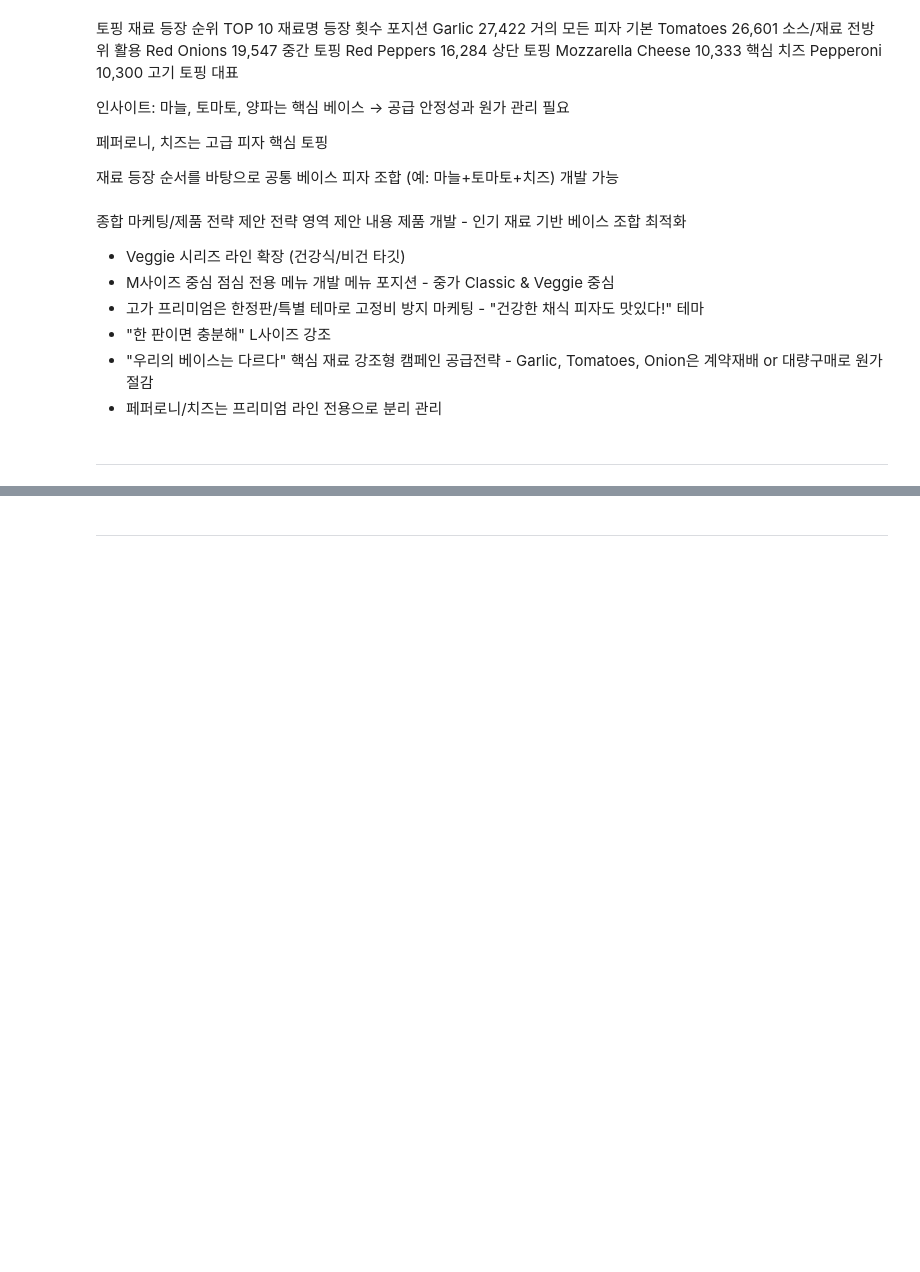
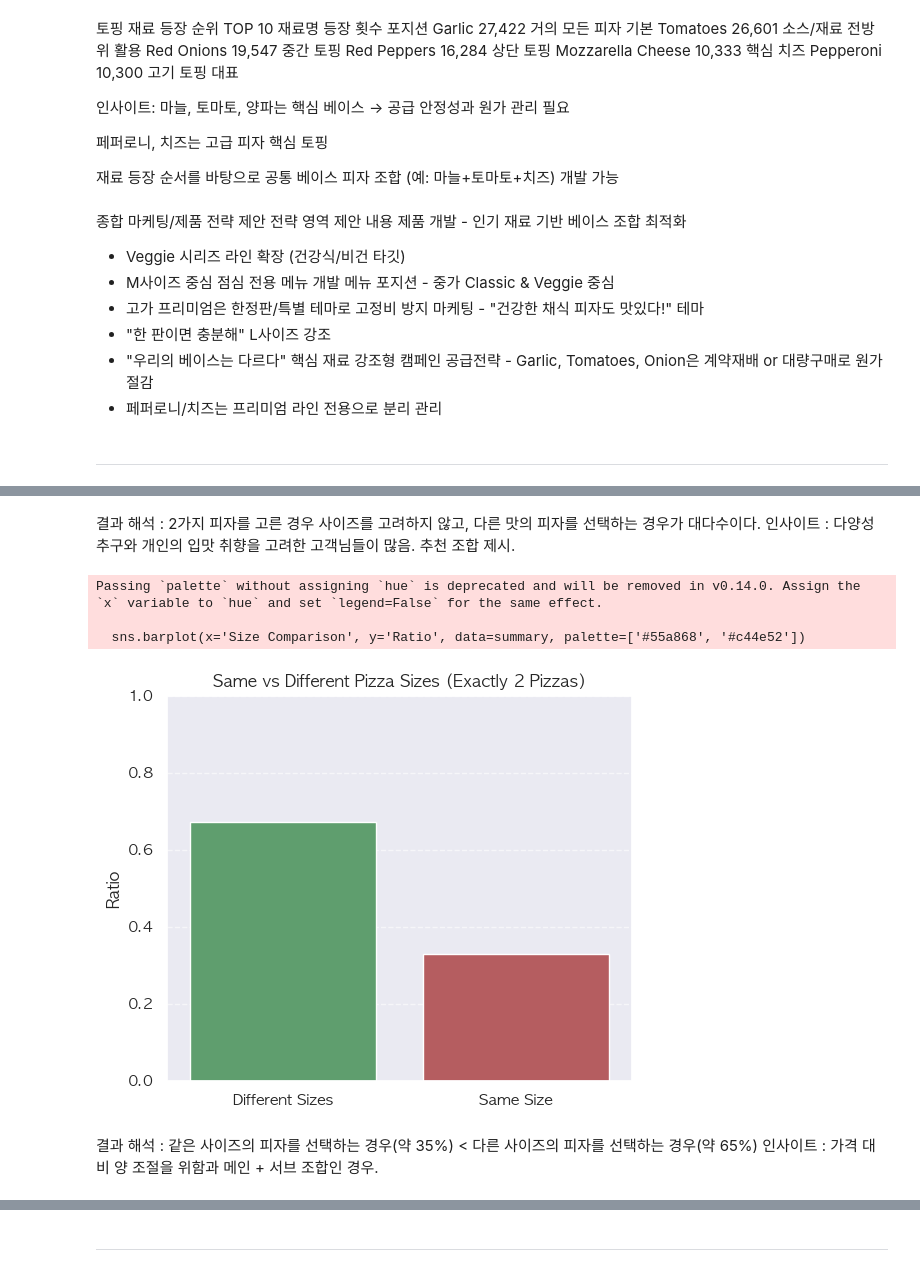
Before and after one commit to Lesly-kim/Mid_Project, a Jupyter notebook: EDA/EDA.ipynb, the cells around one changed output, grey strips where cells are left out. Cells and saved outputs as stored; diff of their text form; code cells hidden in the pictures; blank space fills up the shorter version.

```diff
--- a/EDA/EDA.ipynb
+++ b/EDA/EDA.ipynb
@@ -887,0 +1072,53 @@ topping_count_df = pd.DataFrame(topping_counts.items(), columns=['토핑', '등
+# %% [markdown]
+결과  해석 : 2가지 피자를 고른 경우 사이즈를 고려하지 않고, 다른 맛의 피자를 선택하는 경우가 대다수이다.
+인사이트 : 다양성 추구와 개인의 입맛 취향을 고려한 고객님들이 많음. 추천 조합 제시.
+# %%
+import pandas as pd
+import matplotlib.pyplot as plt
+import seaborn as sns
+
+
+# 1. 주문별 총 수량이 정확히 2인 주문만 추출
+order_quantities = df.groupby('order_id')['quantity'].sum()
+orders_with_two_pizzas = order_quantities[order_quantities == 2].index
+
+# 2. 해당 주문만 필터링
+df_filtered = df[df['order_id'].isin(orders_with_two_pizzas)]
+
+# 3. quantity만큼 행을 복제하여 피자 1판 = 1행 되도록 확장
+df_expanded = df_filtered.loc[df_filtered.index.repeat(df_filtered['quantity'])].reset_index(drop=True)
+
+# 4. 주문별로 피자 사이즈 리스트로 모음
+order_groups = df_expanded.groupby('order_id')['pizza_size'].agg(list).reset_index()
+
+# 5. 정확히 2개 피자만 있는 주문만 필터링
+order_groups = order_groups[order_groups['pizza_size'].apply(len) == 2]
+
+# 6. 같은 사이즈인지 판별
+def same_size_or_diff(sizes):
+    return 'Same Size' if sizes[0] == sizes[1] else 'Different Sizes'
+
+order_groups['size_comparison'] = order_groups['pizza_size'].apply(same_size_or_diff)
+
+# 7. 비율 계산
+summary = order_groups['size_comparison'].value_counts(normalize=True).reset_index()
+summary.columns = ['Size Comparison', 'Ratio']
+
+# 8. 시각화
+plt.figure(figsize=(6, 5))
+sns.barplot(x='Size Comparison', y='Ratio', data=summary, palette=['#55a868', '#c44e52'])
+
+plt.title('Same vs Different Pizza Sizes (Exactly 2 Pizzas)')
+plt.ylim(0, 1)
+plt.ylabel('Ratio')
+plt.xlabel('')
+plt.grid(axis='y', linestyle='--', alpha=0.6)
+plt.show()
+# %% [output]
+Passing `palette` without assigning `hue` is deprecated and will be removed in v0.14.0. Assign the `x` variable to `hue` and set `legend=False` for the same effect.
+
+  sns.barplot(x='Size Comparison', y='Ratio', data=summary, palette=['#55a868', '#c44e52'])
+[figure, added]
+# %% [markdown]
+결과 해석 : 같은 사이즈의 피자를 선택하는 경우(약 35%) < 다른 사이즈의 피자를 선택하는 경우(약 65%)
+인사이트 : 가격 대비 양 조절을 위함과 메인 + 서브 조합인 경우.
```
Also changed, not shown: parts of 60 cells of this notebook, 11 other files.
